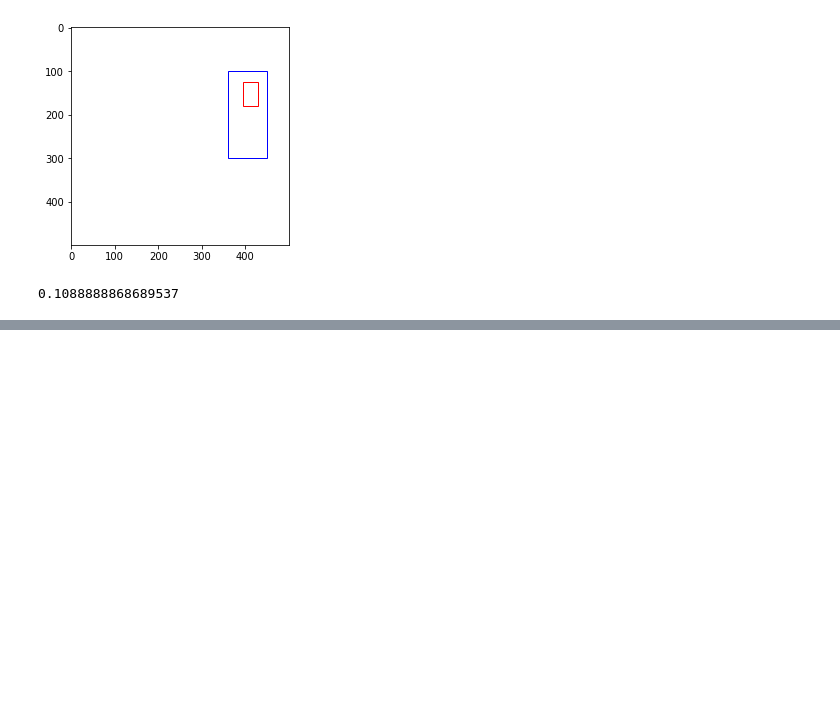
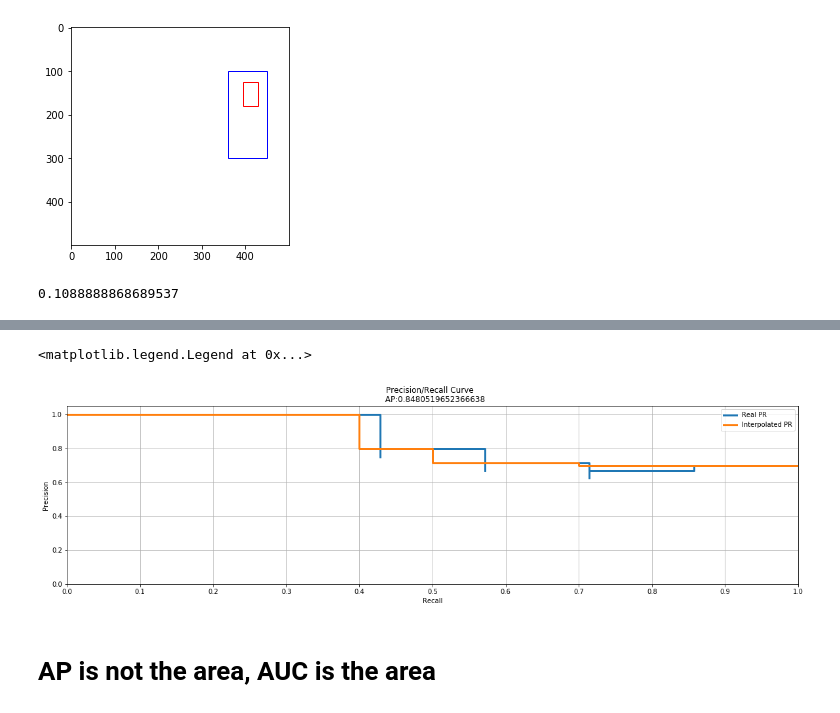
Before and after one commit to hslrock/ObjectDetection_, a Jupyter notebook: 0_1 Evaluation_Metric.ipynb, the cells around one changed output, grey strips where cells are left out. Cells and saved outputs as stored; diff of their text form; code cells hidden in the pictures; blank space fills up the shorter version.

Commit message:
pr visualization

```diff
--- a/0_1 Evaluation_Metric.ipynb
+++ b/0_1 Evaluation_Metric.ipynb
@@ -317,0 +320,22 @@ eval_dataframe
+# %%
+plt.figure(figsize=(20,5))
+plt.ylim(0,1.05)
+plt.xlim(0,1)
+plt.title(f"Precision/Recall Curve  \n  AP:{AP_class[1]}")
+plt.xlabel("Recall")
+plt.ylabel("Precision")
+
+PR_data=eval_dataframe.loc[eval_dataframe['Class'] == '1'][['Precision','Recall']]
+prec=PR_data.Precision.values
+rec=PR_data.Recall.values
+plt.xticks(np.arange(0, 1.1, step=0.1))
+
+plt.plot(rec,prec,label="Real PR",linewidth=3 ,drawstyle="steps-pre")
+plt.plot(r_inter,p_inter,label="Interpolated PR",linewidth=3, drawstyle="steps-pre")
+plt.grid(True)
+plt.legend()
+# %% [output]
+<matplotlib.legend.Legend at 0x...>
+[figure, added]
+# %% [markdown]
+# AP is not the area, AUC is the area
```
Also changed, not shown: parts of 4 cells of this notebook.
